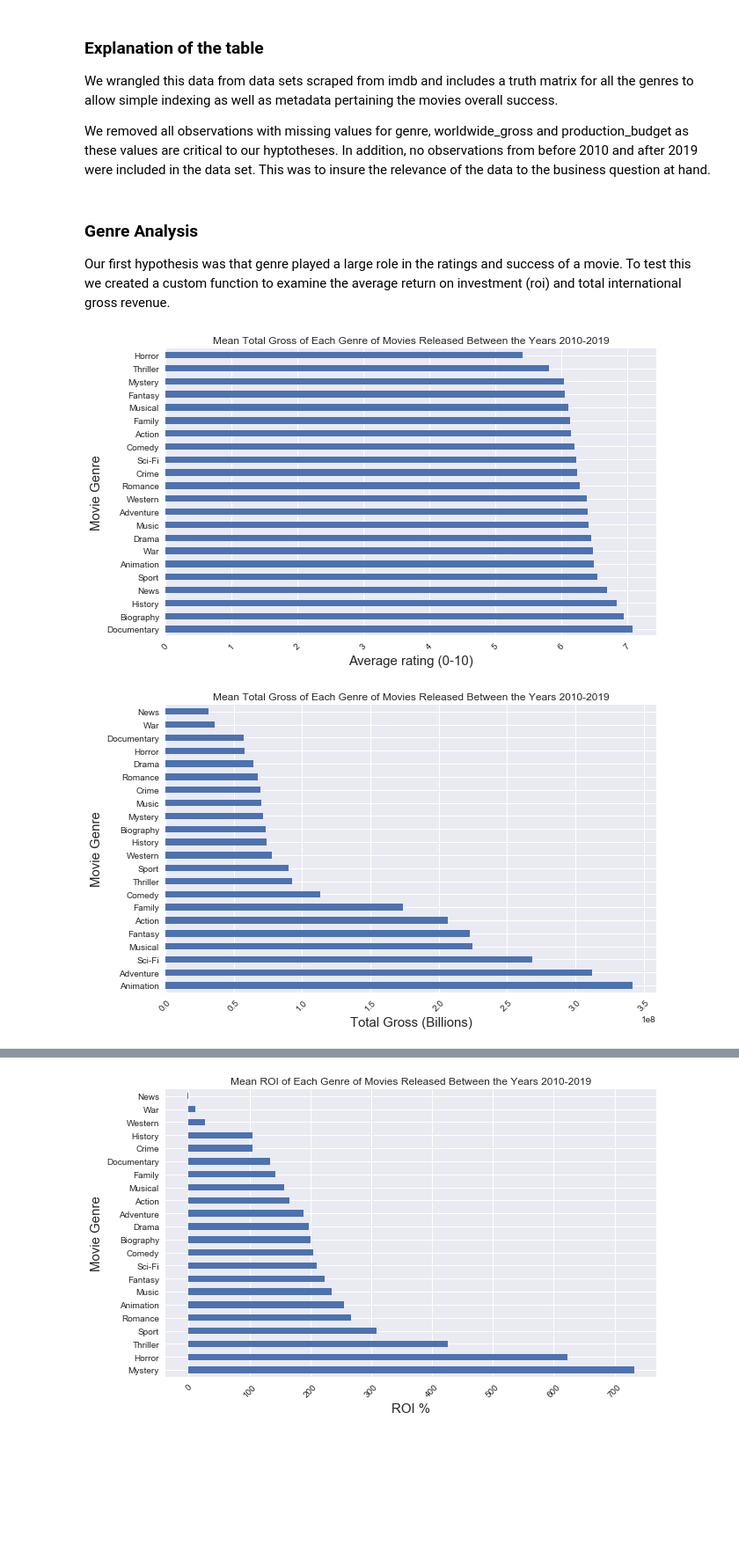
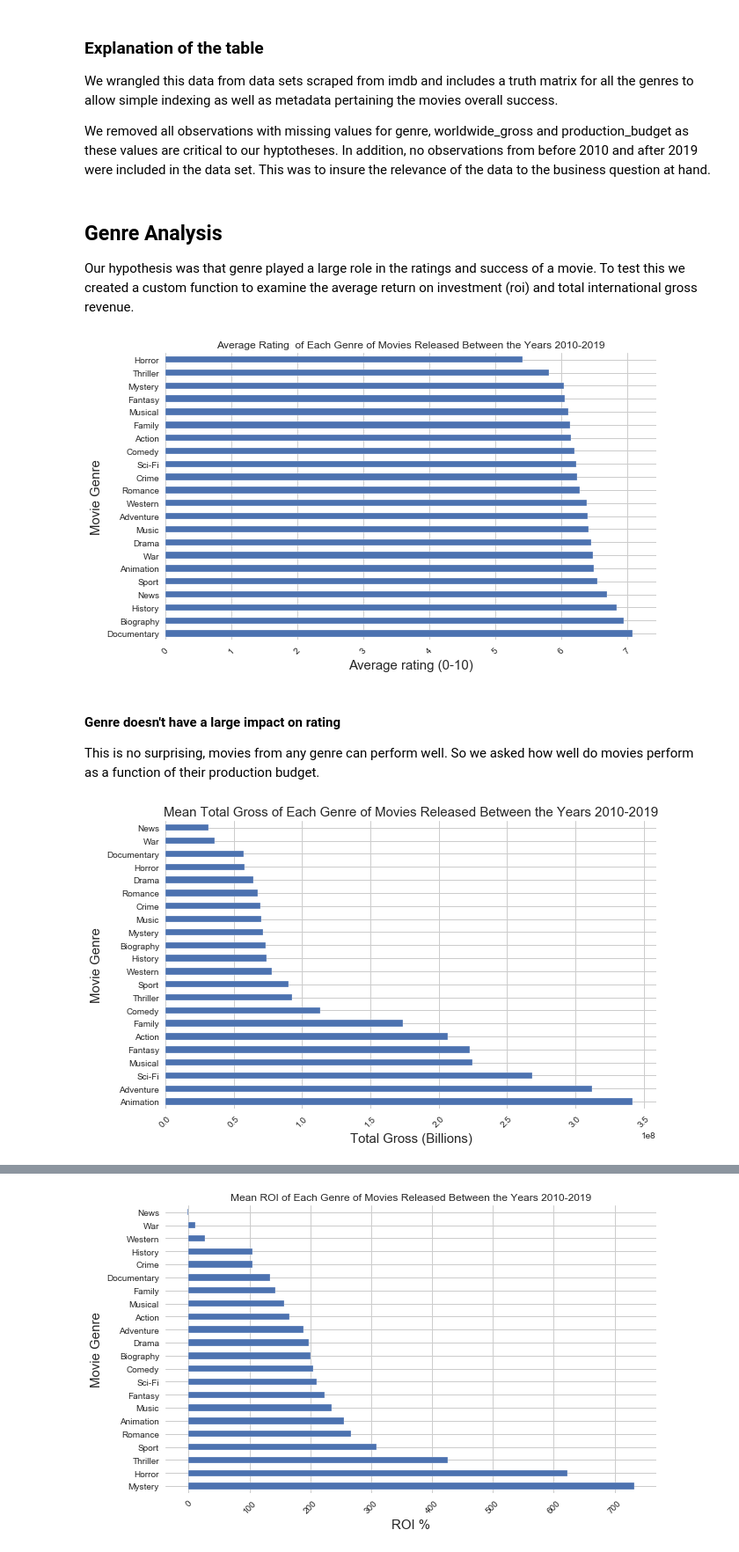
Before and after one commit to SlimHintz/movie-data-eda, a Jupyter notebook: Microsoft-Movie-Studio-EDA.ipynb, the cells around one changed output, grey strips where cells are left out. Shown at 88% size. Drawn from its saved outputs; the diff is of its cells as text; code cells hidden in the pictures; blank space fills up the shorter version.

```diff
--- a/Microsoft-Movie-Studio-EDA.ipynb
+++ b/Microsoft-Movie-Studio-EDA.ipynb
@@ -6,11 +6,13 @@ import matplotlib.pyplot as plt
 import seaborn as sns
 import numpy as np
 import re
+from vaderSentiment.vaderSentiment import SentimentIntensityAnalyzer
 from warnings import filterwarnings
 # Pandas will give a lot of warning while I am mutating data frames in functions.
 filterwarnings('ignore')
 # Matplot lib inline
 plt.style.use('seaborn')
+sns.set_style("whitegrid")
 %matplotlib inline
 # %%
 # import the cleaned data as described in /datacleaning/genrecleaning.ipynb
@@ -32,27 +35,31 @@ We wrangled this data from data sets scraped from imdb and  includes a truth mat
 
 We removed all observations with missing values for genre, worldwide_gross and production_budget as these values are critical to our hyptotheses. In addition, no observations from before 2010 and after 2019 were included in the data set. This was to insure the relevance of the data to the business question at hand.
 # %% [markdown]
-### Genre Analysis
-Our first hypothesis was that genre played a large role in the ratings and success of a movie. To test this we created a custom function to examine the average return on investment (roi) and total international gross revenue.
+## Genre Analysis
+Our hypothesis was that genre played a large role in the ratings and success of a movie. To test this we created a custom function to examine the average return on investment (roi) and total international gross revenue.
 # %%
 # src function and documentation available in src.py
 df1.genres = src.coerce_to_list(df1, 'genres')
 df_to_plot = src.genre_pandas_mean(df1, 'averagerating')
 df_to_plot.plot(kind='barh', legend=False,figsize=(10,6))
 plt.xticks(rotation = 45)
-plt.title('Mean Total Gross of Each Genre of Movies Released Between the Years 2010-2019')
+plt.title('Average Rating  of Each Genre of Movies Released Between the Years 2010-2019')
 plt.xlabel('Average rating (0-10)', size = 15)
 plt.ylabel('Movie Genre', size = 15);
 plt.savefig('roi_genre.png')
 # %% [output]
-[figure, old version]
+[figure, new version]
+# %% [markdown]
+#### Genre doesn't have a large impact on rating
+
+This is no surprising, movies from any genre can perform well. So we asked how well do movies perform as a function of their production budget.
 # %%
 df_to_plot = src.genre_pandas_mean(df1, 'worldwide_gross')
 df_to_plot.plot(kind='barh', legend=False,figsize=(10,6))
 plt.xticks(rotation = 45)
-plt.title('Mean Total Gross of Each Genre of Movies Released Between the Years 2010-2019')
+plt.title('Mean Total Gross of Each Genre of Movies Released Between the Years 2010-2019', size=15)
 plt.xlabel('Total Gross (Billions)', size = 15)
 plt.ylabel('Movie Genre', size = 15);
 plt.savefig('roi_genre.png')
 # %% [output]
-[figure, old version]
+[figure, new version]
```
Also changed, not shown: parts of 13 cells of this notebook, 3 other files.
